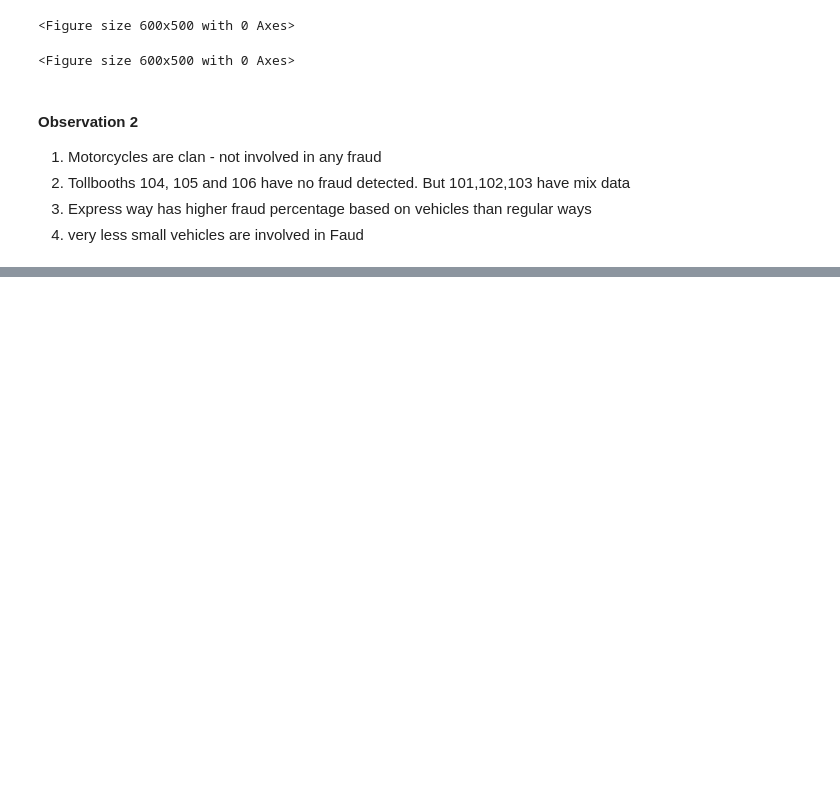
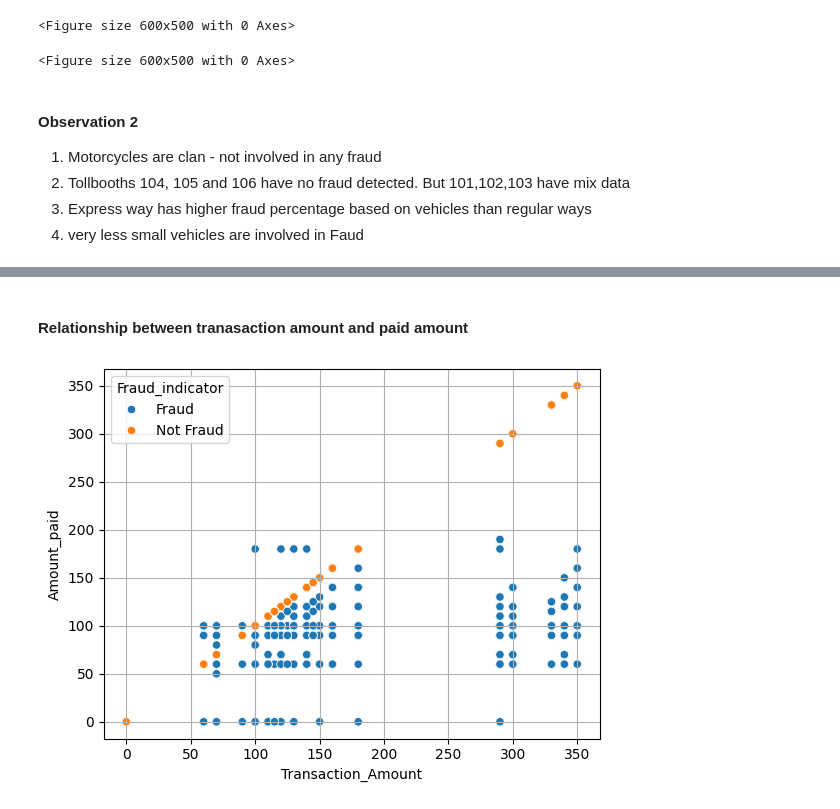
Before and after one commit to misrapk/Data-Science-ML-Projects, a Jupyter notebook: YTProjects/01FraudDetection/fastag-fraud-detection.ipynb, the cells around one changed output, grey strips where cells are left out. Drawn from its saved outputs; the diff is of its cells as text; code cells hidden in the pictures; blank space fills up the shorter version.

```diff
--- a/YTProjects/01FraudDetection/fastag-fraud-detection.ipynb
+++ b/YTProjects/01FraudDetection/fastag-fraud-detection.ipynb
@@ -233,0 +271,9 @@ plt.tight_layout()
+# %% [markdown]
+#### Relationship between tranasaction amount and paid amount
+# %%
+sns.scatterplot(x='Transaction_Amount',
+                y = 'Amount_paid',
+                hue='Fraud_indicator', data=df)
+plt.grid()
+# %% [output]
+[figure, added]
```
Also changed, not shown: parts of 27 cells of this notebook.
